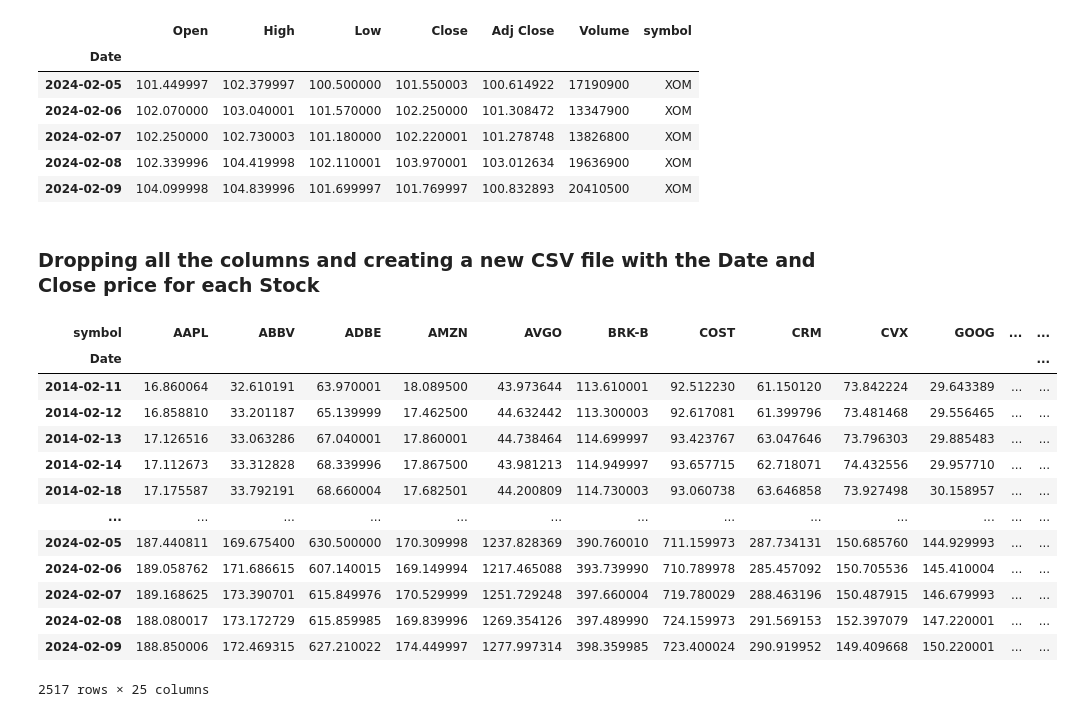
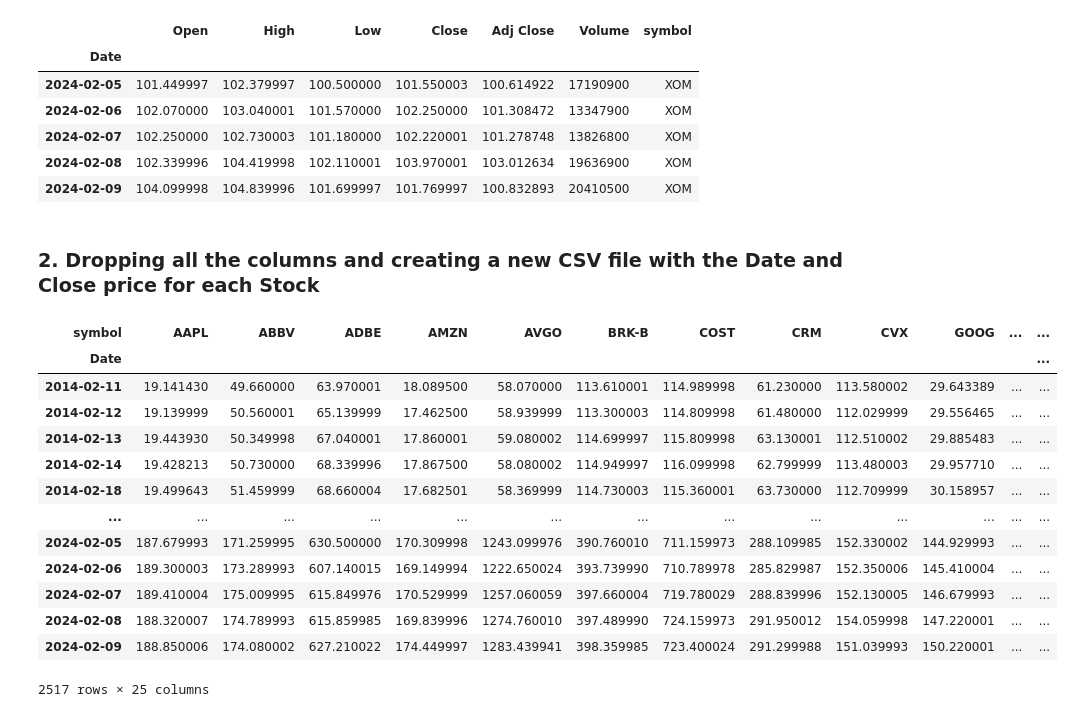
Before and after one commit to kahbelank/Investment-Chatbot, a Jupyter notebook: Data Collection & Processing/sharpe_ratio_analysis.ipynb, the cells around one changed output. Saved outputs shown, nothing was run; the diff lists cells and outputs as text; code cells hidden in the pictures.

```diff
--- a/Data Collection & Processing/sharpe_ratio_analysis.ipynb
+++ b/Data Collection & Processing/sharpe_ratio_analysis.ipynb
@@ -70,28 +70,28 @@ memory usage: 3.8+ MB
 | 2024-02-08 | 102.339996 | 104.419998 | 102.110001 | 103.970001 | 103.012634 | 19636900 | XOM |
 | 2024-02-09 | 104.099998 | 104.839996 | 101.699997 | 101.769997 | 100.832893 | 20410500 | XOM |
 # %% [markdown]
-### Dropping all the columns and creating a new CSV file with the Date and Close price for each Stock
+### 2. Dropping all the columns and creating a new CSV file with the Date and Close price for each Stock
 # %%
 csv_path = "../Data Collection & Processing/merged_top25_sp500_stock_data.csv"
 df = pd.read_csv(csv_path,index_col='Date',
     parse_dates=True,
     infer_datetime_format=True)
-df = df.drop(columns=['Unnamed: 0', 'Open','High','Low', 'Close','Volume'])
-df = df.pivot( columns='symbol',values='Adj Close')
+df = df.drop(columns=['Unnamed: 0', 'Open','High','Low', 'Adj Close','Volume'])
+df = df.pivot( columns='symbol',values='Close')
 display(df)
 df.to_csv('top25_sp500_stocks.csv')
 # %% [output]
 | symbol | AAPL | ABBV | ADBE | AMZN | AVGO | BRK-B | COST | CRM | CVX | GOOG | ... | ... |
 | Date |  |  |  |  |  |  |  |  |  |  |  | ... |
-| 2014-02-11 | 16.860064 | 32.610191 | 63.970001 | 18.089500 | 43.973644 | 113.610001 | 92.512230 | 61.150120 | 73.842224 | 29.643389 | ... | ... |
-| 2014-02-12 | 16.858810 | 33.201187 | 65.139999 | 17.462500 | 44.632442 | 113.300003 | 92.617081 | 61.399796 | 73.481468 | 29.556465 | ... | ... |
-| 2014-02-13 | 17.126516 | 33.063286 | 67.040001 | 17.860001 | 44.738464 | 114.699997 | 93.423767 | 63.047646 | 73.796303 | 29.885483 | ... | ... |
-| 2014-02-14 | 17.112673 | 33.312828 | 68.339996 | 17.867500 | 43.981213 | 114.949997 | 93.657715 | 62.718071 | 74.432556 | 29.957710 | ... | ... |
-| 2014-02-18 | 17.175587 | 33.792191 | 68.660004 | 17.682501 | 44.200809 | 114.730003 | 93.060738 | 63.646858 | 73.927498 | 30.158957 | ... | ... |
+| 2014-02-11 | 19.141430 | 49.660000 | 63.970001 | 18.089500 | 58.070000 | 113.610001 | 114.989998 | 61.230000 | 113.580002 | 29.643389 | ... | ... |
+| 2014-02-12 | 19.139999 | 50.560001 | 65.139999 | 17.462500 | 58.939999 | 113.300003 | 114.809998 | 61.480000 | 112.029999 | 29.556465 | ... | ... |
+| 2014-02-13 | 19.443930 | 50.349998 | 67.040001 | 17.860001 | 59.080002 | 114.699997 | 115.809998 | 63.130001 | 112.510002 | 29.885483 | ... | ... |
+| 2014-02-14 | 19.428213 | 50.730000 | 68.339996 | 17.867500 | 58.080002 | 114.949997 | 116.099998 | 62.799999 | 113.480003 | 29.957710 | ... | ... |
+| 2014-02-18 | 19.499643 | 51.459999 | 68.660004 | 17.682501 | 58.369999 | 114.730003 | 115.360001 | 63.730000 | 112.709999 | 30.158957 | ... | ... |
 | ... | ... | ... | ... | ... | ... | ... | ... | ... | ... | ... | ... | ... |
-| 2024-02-05 | 187.440811 | 169.675400 | 630.500000 | 170.309998 | 1237.828369 | 390.760010 | 711.159973 | 287.734131 | 150.685760 | 144.929993 | ... | ... |
-| 2024-02-06 | 189.058762 | 171.686615 | 607.140015 | 169.149994 | 1217.465088 | 393.739990 | 710.789978 | 285.457092 | 150.705536 | 145.410004 | ... | ... |
-| 2024-02-07 | 189.168625 | 173.390701 | 615.849976 | 170.529999 | 1251.729248 | 397.660004 | 719.780029 | 288.463196 | 150.487915 | 146.679993 | ... | ... |
-| 2024-02-08 | 188.080017 | 173.172729 | 615.859985 | 169.839996 | 1269.354126 | 397.489990 | 724.159973 | 291.569153 | 152.397079 | 147.220001 | ... | ... |
-| 2024-02-09 | 188.850006 | 172.469315 | 627.210022 | 174.449997 | 1277.997314 | 398.359985 | 723.400024 | 290.919952 | 149.409668 | 150.220001 | ... | ... |
+| 2024-02-05 | 187.679993 | 171.259995 | 630.500000 | 170.309998 | 1243.099976 | 390.760010 | 711.159973 | 288.109985 | 152.330002 | 144.929993 | ... | ... |
+| 2024-02-06 | 189.300003 | 173.289993 | 607.140015 | 169.149994 | 1222.650024 | 393.739990 | 710.789978 | 285.829987 | 152.350006 | 145.410004 | ... | ... |
+| 2024-02-07 | 189.410004 | 175.009995 | 615.849976 | 170.529999 | 1257.060059 | 397.660004 | 719.780029 | 288.839996 | 152.130005 | 146.679993 | ... | ... |
+| 2024-02-08 | 188.320007 | 174.789993 | 615.859985 | 169.839996 | 1274.760010 | 397.489990 | 724.159973 | 291.950012 | 154.059998 | 147.220001 | ... | ... |
+| 2024-02-09 | 188.850006 | 174.080002 | 627.210022 | 174.449997 | 1283.439941 | 398.359985 | 723.400024 | 291.299988 | 151.039993 | 150.220001 | ... | ... |
 2517 rows × 25 columns
```
Also changed, not shown: parts of 23 cells of this notebook, 2 other files.
